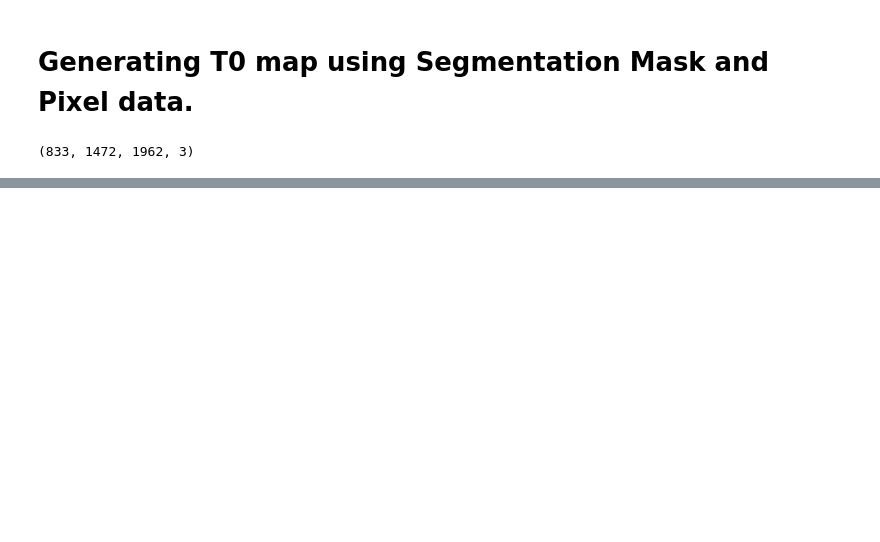
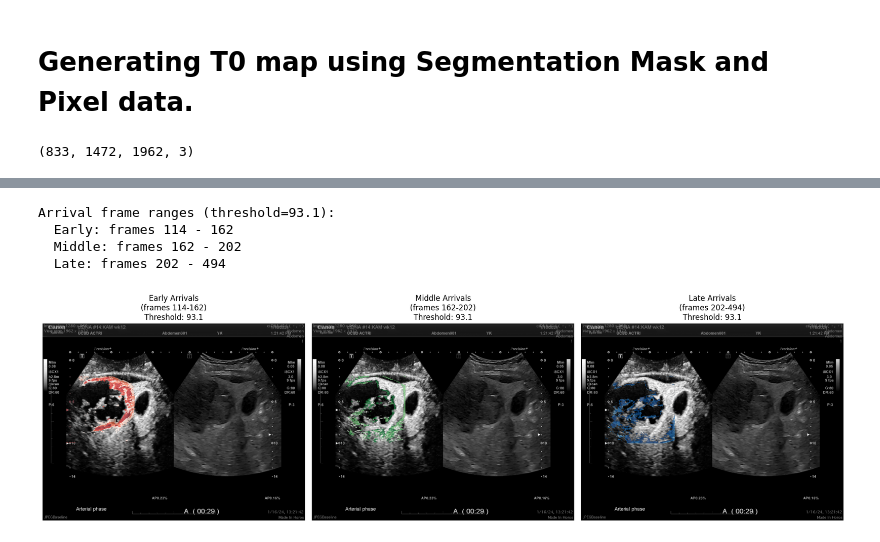
Before and after one commit to TUL-Dev/QuantUS-Plugins-CEUS, a Jupyter notebook: TwoD_CEUS_test/T0_testing.ipynb, the cells around one changed output, grey strips where cells are left out. Drawn from its saved outputs; the diff is of its cells as text; code cells hidden in the pictures; blank space fills up the shorter version.

Commit message:
split maps and discrete color map

```diff
--- a/TwoD_CEUS_test/T0_testing.ipynb
+++ b/TwoD_CEUS_test/T0_testing.ipynb
@@ -314,0 +303,78 @@ T0 Map Statistics:
+# %%
+# Split T0 map into Early, Middle, and Late arrival groups
+# Only consider pixels that actually enhanced (T0 > 0)
+enhanced_pixels = masked_t0_map_transparent > 0
+enhanced_pixels_clean = np.nan_to_num(enhanced_pixels, nan=False)
+
+if np.any(enhanced_pixels_clean):
+    # Get the T0 values for enhanced pixels only
+    t0_values = masked_t0_map[enhanced_pixels_clean]
+
+    # Calculate tertiles (split into 3 equal groups)
+    tertile_33 = np.percentile(t0_values, 33.33)
+    tertile_67 = np.percentile(t0_values, 66.67)
+
+    # Convert T0 values back to actual frame numbers for display
+    # T0 = end_frame - actual_frame, so actual_frame = end_frame - T0
+    frame_max = end_frame - t0_values.min()  # Latest arrival
+    frame_67 = end_frame - tertile_67  # Early/middle boundary
+    frame_33 = end_frame - tertile_33  # Middle/late boundary
+    frame_min = end_frame - t0_values.max()  # Earliest arrival
+
+    print(f"Arrival frame ranges (threshold={threshold:.1f}):")
+    print(f"  Early: frames {frame_min:.0f} - {frame_67:.0f}")
+    print(f"  Middle: frames {frame_67:.0f} - {frame_33:.0f}")
+    print(f"  Late: frames {frame_33:.0f} - {frame_max:.0f}")
+
+    # Create three separate maps
+    early_map = masked_t0_map_transparent.copy()
+    early_map[masked_t0_map < tertile_67] = np.nan
+
+    middle_map = masked_t0_map_transparent.copy()
+    middle_map[(masked_t0_map < tertile_33) | (masked_t0_map >= tertile_67)] = np.nan
+
+    late_map = masked_t0_map_transparent.copy()
+    late_map[masked_t0_map >= tertile_33] = np.nan
+
+    # Visualize all three
+    fig, axes = plt.subplots(1, 3, figsize=(18, 6))
+    single_image = image_data.pixel_data[250,:,:,0]
+
+    # Early arrivals (highest T0 values = earliest)
+    axes[0].imshow(single_image, cmap='gray')
+    axes[0].imshow(early_map, alpha=0.7, cmap='Reds')
+    axes[0].set_title(f'Early Arrivals\n(frames {frame_min:.0f}-{frame_67:.0f})\nThreshold: {threshold:.1f}')
+    axes[0].axis('off')
+
+    # Middle arrivals
+    axes[1].imshow(single_image, cmap='gray')
+    axes[1].imshow(middle_map, alpha=0.7, cmap='Greens')
+    axes[1].set_title(f'Middle Arrivals\n(frames {frame_67:.0f}-{frame_33:.0f})\nThreshold: {threshold:.1f}')
+    axes[1].axis('off')
+
+    # Late arrivals (lowest T0 values = latest)
+    axes[2].imshow(single_image, cmap='gray')
+    axes[2].imshow(late_map, alpha=0.7, cmap='Blues')
+    axes[2].set_title(f'Late Arrivals\n(frames {frame_33:.0f}-{frame_max:.0f})\nThreshold: {threshold:.1f}')
+    axes[2].axis('off')
+
+    plt.tight_layout()
+    plt.show()
+
+    # Combined overlay with all three
+    fig, ax = plt.subplots(figsize=(10, 8))
+    ax.imshow(single_image, cmap='gray')
+    ax.imshow(early_map, alpha=0.6, cmap='Reds')
+    ax.imshow(middle_map, alpha=0.6, cmap='Greens')
+    ax.imshow(late_map, alpha=0.6, cmap='Blues')
+    ax.set_title(f'Combined T0 Map (Threshold: {threshold:.1f})\nRed=Early (frames {frame_min:.0f}-{frame_67:.0f}), Orange=Middle ({frame_67:.0f}-{frame_33:.0f}), Blue=Late ({frame_33:.0f}-{frame_max:.0f})')
+    ax.axis('off')
+    plt.show()
+else:
+    print("No enhanced pixels found!")
+# %% [output]
+Arrival frame ranges (threshold=93.1):
+  Early: frames 114 - 162
+  Middle: frames 162 - 202
+  Late: frames 202 - 494
+[figure, added]
```
Also changed, not shown: parts of 7 cells of this notebook.
